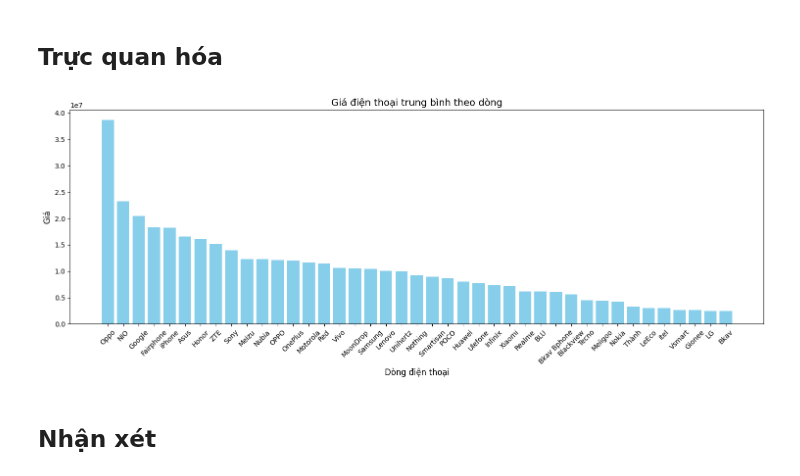
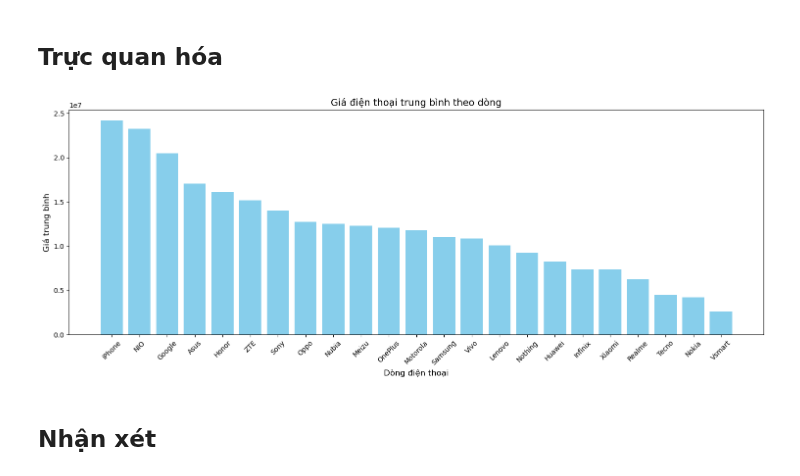
Before and after one commit to Yogurt01/G2_IntroToDataScience_CQ2022-21_Lab, a Jupyter notebook: notebooks/3.3-eda-22120043.ipynb, the cells around one changed output. Drawn from its saved outputs; the diff is of its cells as text; code cells hidden in the pictures.

```diff
--- a/notebooks/3.3-eda-22120043.ipynb
+++ b/notebooks/3.3-eda-22120043.ipynb
@@ -116,0 +99,8 @@ df
+# %%
+#Không lấy những điện thoại cũ
+data_new = data[~data['ten'].str.contains('cũ', na=False)]
+df = data_new[["loai_dien_thoai", "gia_moi"]].copy().dropna()
+df = df.groupby("loai_dien_thoai").agg(['mean', 'count']).sort_values(('gia_moi', 'mean'), ascending=False).reset_index()
+df.columns = ['hang_dien_thoai','mean', 'count']
+df = df[df['count']>10]
+df
@@ -119,14 +127,14 @@ df
 # %%
 # Plotting the bar chart
 plt.figure(figsize=(15, 6))
-plt.bar(df["hang_dien_thoai"], df["gia_moi"], color='skyblue')
+plt.bar(df["hang_dien_thoai"], df["mean"], color='skyblue')
 plt.title("Giá điện thoại trung bình theo dòng", fontsize=14)
 plt.xlabel("Dòng điện thoại", fontsize=12)
-plt.ylabel("Giá", fontsize=12)
+plt.ylabel("Giá trung bình", fontsize=12)
 plt.xticks(rotation=45, fontsize=10)
 plt.tight_layout()
 plt.show()
 # %% [output]
-[figure, old version]
+[figure, new version]
 # %% [markdown]
 ## Nhận xét
```
Also changed, not shown: parts of 6 cells of this notebook.
